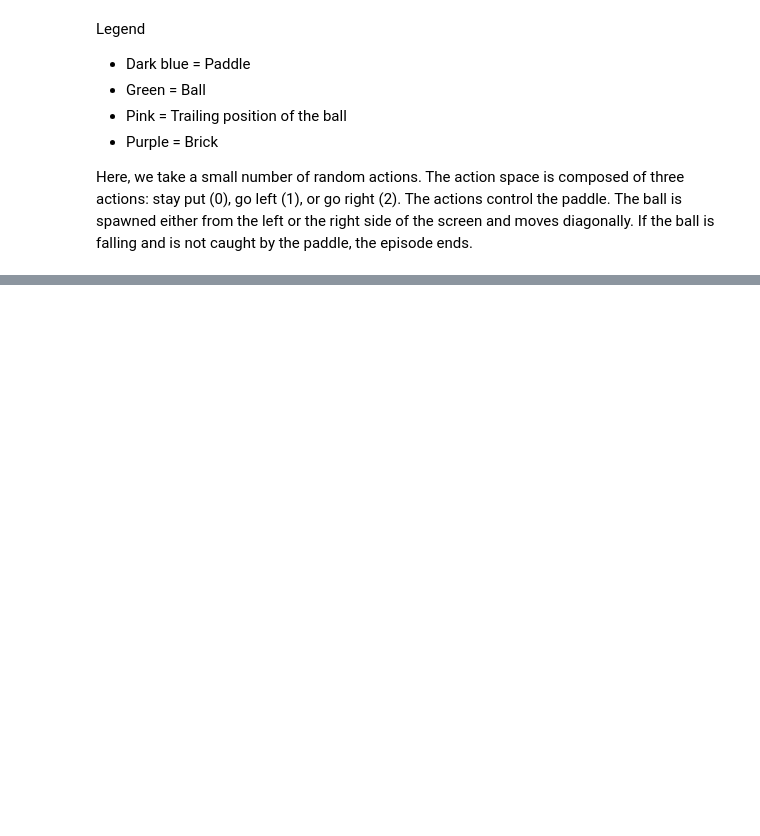
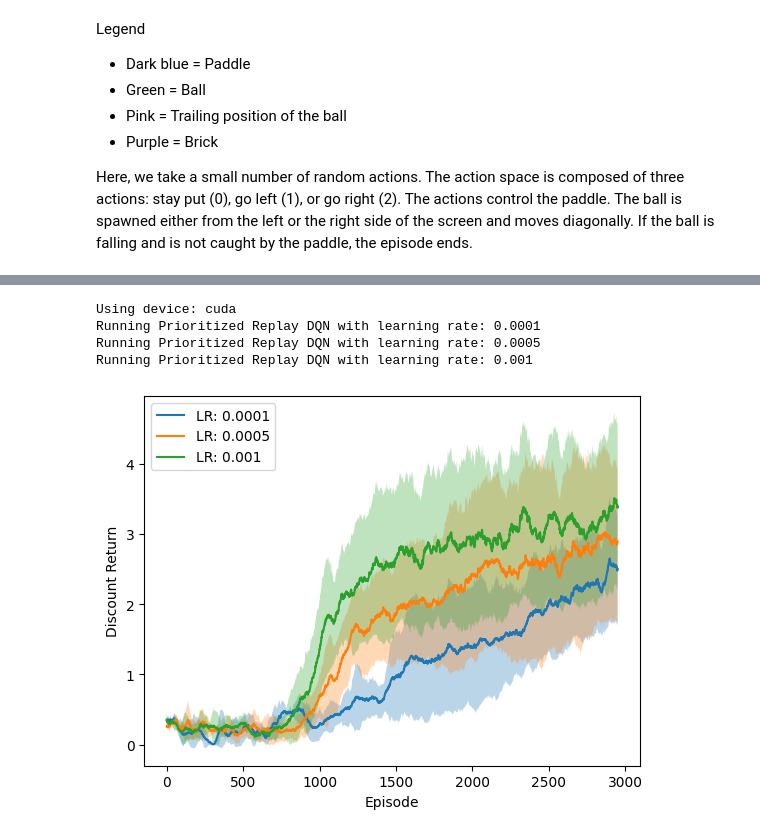
Before and after one commit to jonyhu/deep-rl-control, a Jupyter notebook: dqn.ipynb, the cells around one changed output, grey strips where cells are left out. Cells and saved outputs as stored; diff of their text form; code cells hidden in the pictures; blank space fills up the shorter version.

```diff
--- a/dqn.ipynb
+++ b/dqn.ipynb
@@ -115,0 +506,6 @@ Here, we take a small number of random actions. The action space is composed of
+# %%
+GAMMA = 0.99
+WARMUP_STEPS = 1000
+BATCH_SIZE = 64
+ALPHA = 0.6
+BETA = 0.4
@@ -115,0 +714,35 @@ Here, we take a small number of random actions. The action space is composed of
+# %%
+returns, losses, replay_models = run_prioritized_replay_dqn(
+    learning_rates = [1e-4, 5e-4, 1e-3],
+    num_episodes = 3000,
+    num_runs = 5,
+    eps = 0.05,
+    warmup_steps = 1000,
+    buffer_capacity = 50000,
+    alpha = 0.6,
+    beta_start = 0.4,
+    stability_epsilon = 1e-6,
+    device = "cuda"
+)
+
+all_methods_data = []
+all_labels = []
+
+for lr, seeds_data in returns.items():
+    all_methods_data.append(seeds_data)
+    all_labels.append(f"LR: {lr}")
+
+# Plot using the provided utility
+plot_compare_smoothed_rewards(
+    train_rewards_list=all_methods_data,
+    labels=all_labels,
+    window=50,
+    xlabel="Episode",
+    ylabel="Discount Return"
+)
+# %% [output]
+Using device: cuda
+Running Prioritized Replay DQN with learning rate: 0.0001
+Running Prioritized Replay DQN with learning rate: 0.0005
+Running Prioritized Replay DQN with learning rate: 0.001
+[figure, added]
```
Also changed, not shown: parts of 21 cells of this notebook.
